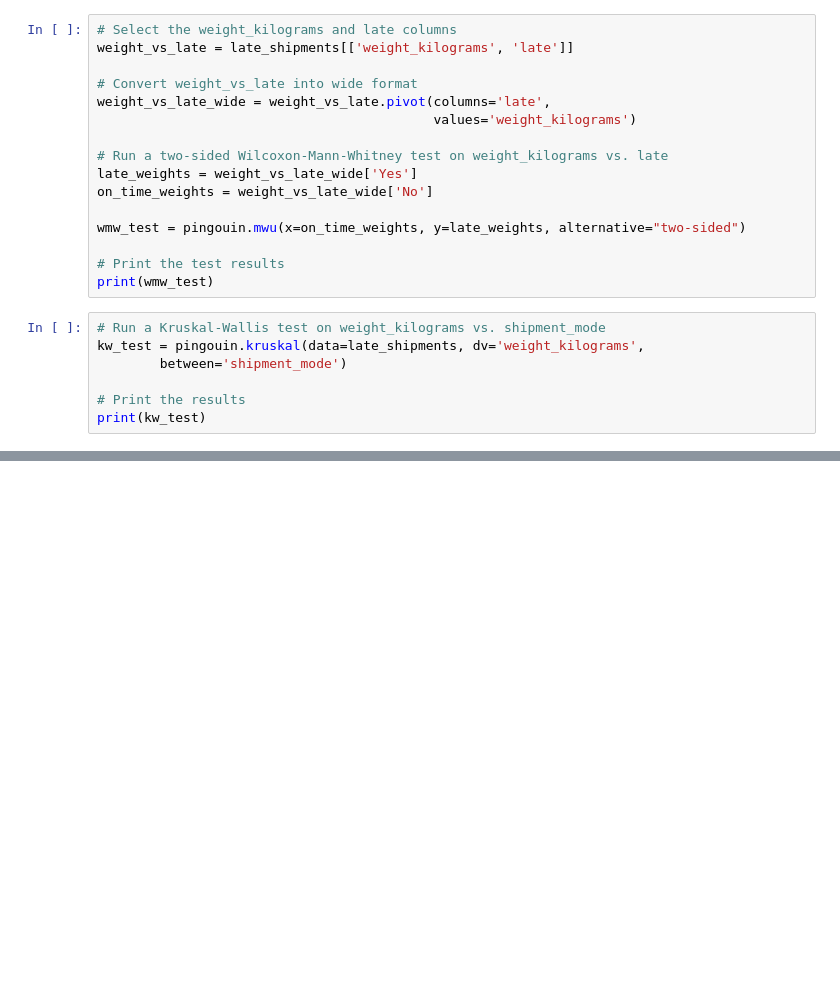
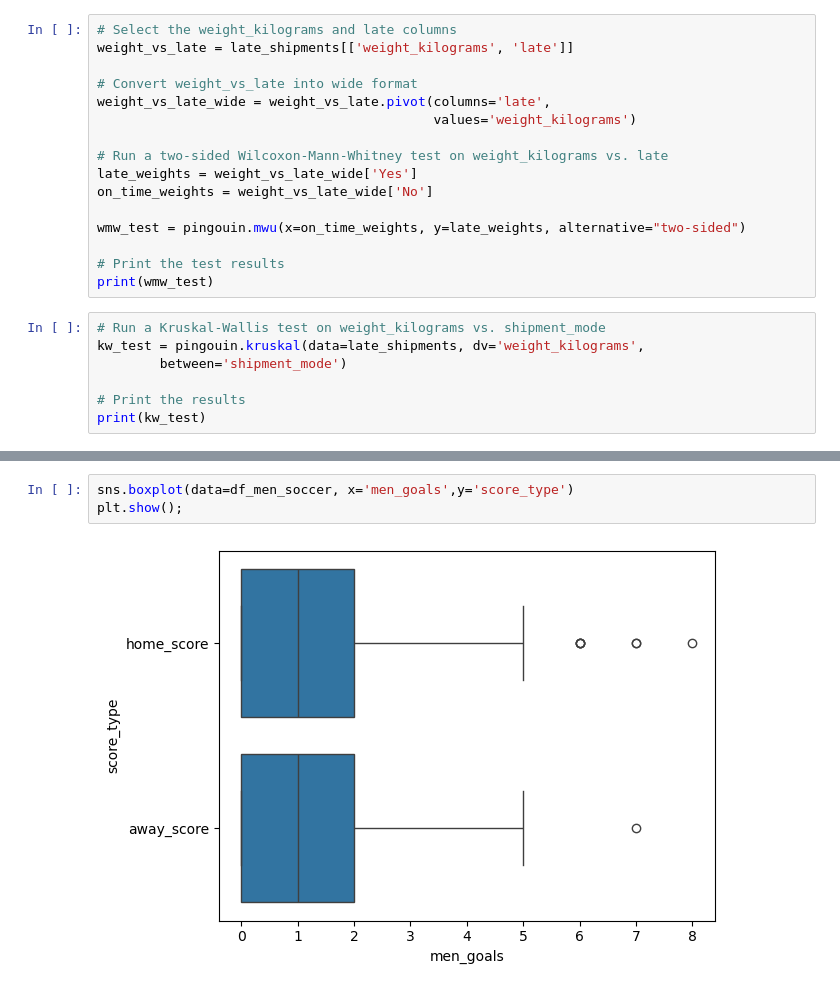
Before and after one commit to Daviedavie100/DatacampPythonDataAnalysis, a Jupyter notebook: Datacamp.ipynb, the cells around one changed output, grey strips where cells are left out. Drawn from its saved outputs; the diff is of its cells as text; blank space fills up the shorter version.

```diff
--- a/Datacamp.ipynb
+++ b/Datacamp.ipynb
@@ -2172,0 +2242,5 @@ print(kw_test)
+# %%
+sns.boxplot(data=df_men_soccer, x='men_goals',y='score_type')
+plt.show();
+# %% [output]
+[figure, added]
```
Also changed, not shown: parts of 14 cells of this notebook.
